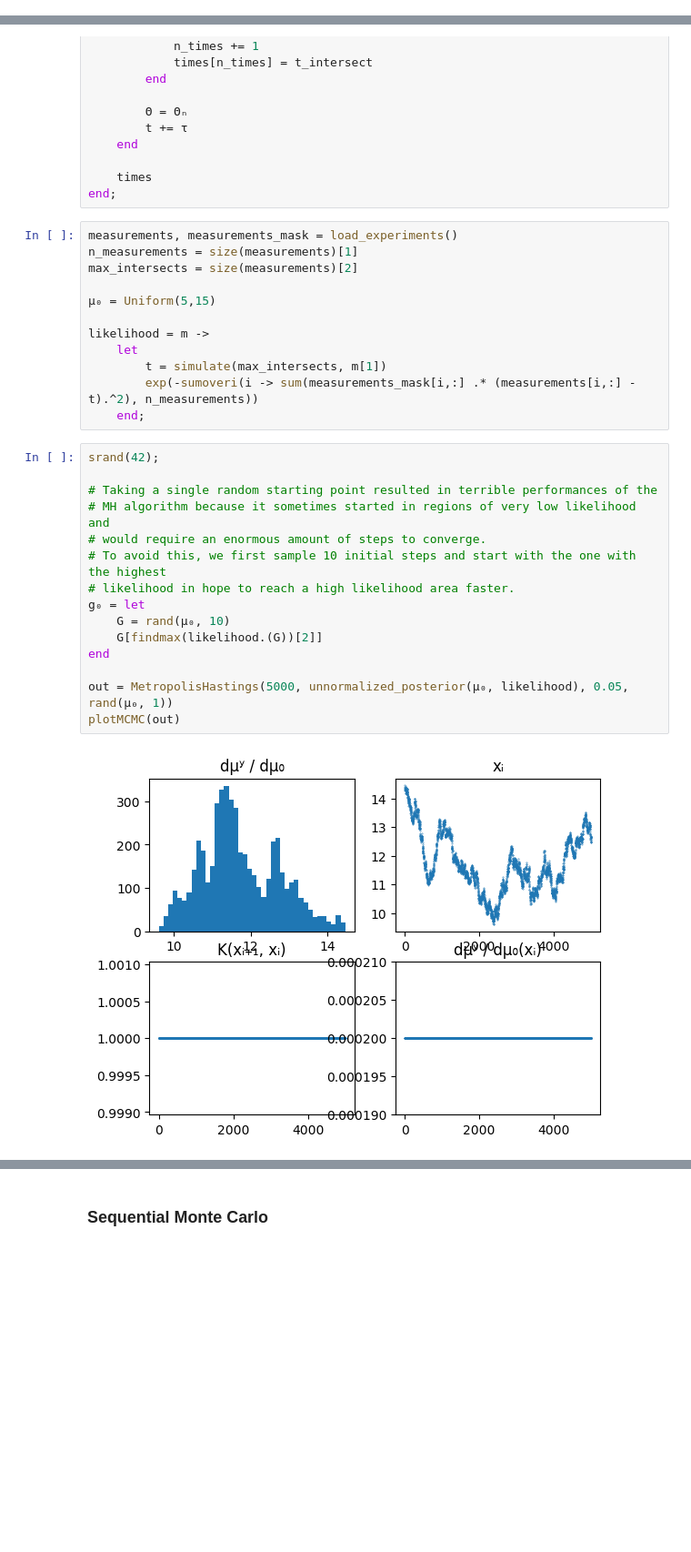
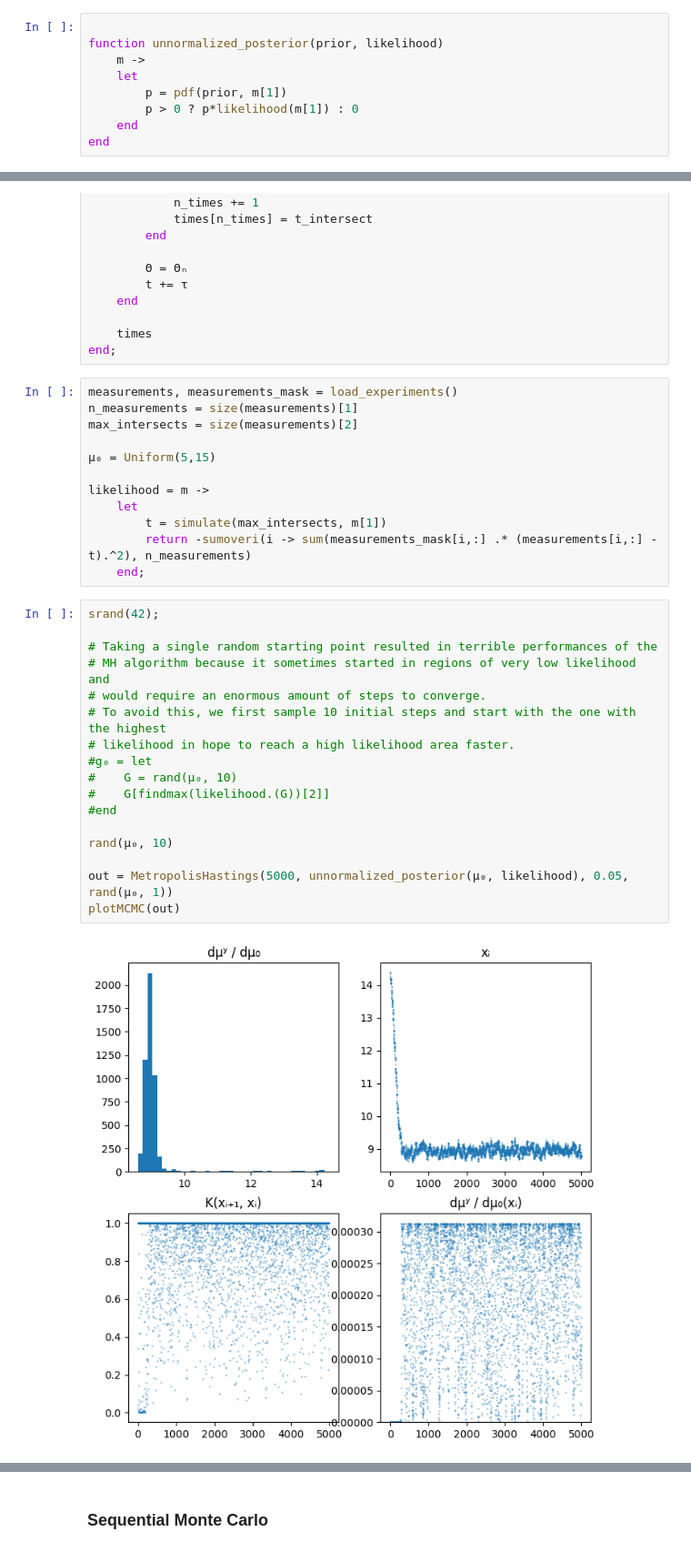
Before and after one commit to matthieubulte/smc, a Jupyter notebook: code/proposal.ipynb, the cells around one changed output, grey strips where cells are left out. Shown at 91% size. Cells and saved outputs as stored; diff of their text form; blank space fills up the shorter version.

```diff
--- a/code/proposal.ipynb
+++ b/code/proposal.ipynb
@@ -128,0 +149,9 @@ The mean estimation is of 9.889995972666666
+# %%
+
+function unnormalized_posterior(prior, likelihood)
+    m ->
+    let
+        p = pdf(prior, m[1])
+        p > 0 ? p*likelihood(m[1]) : 0
+    end
+end
@@ -167,22 +198,24 @@ max_intersects = size(measurements)[2]
 likelihood = m ->
     let
         t = simulate(max_intersects, m[1])
-        exp(-sumoveri(i -> sum(measurements_mask[i,:] .* (measurements[i,:] - t).^2), n_measurements))
+        return -sumoveri(i -> sum(measurements_mask[i,:] .* (measurements[i,:] - t).^2), n_measurements)
     end;
 # %%
 srand(42);
 
 # Taking a single random starting point resulted in terrible performances of the
 # MH algorithm because it sometimes started in regions of very low likelihood and
 # would require an enormous amount of steps to converge.
 # To avoid this, we first sample 10 initial steps and start with the one with the highest
 # likelihood in hope to reach a high likelihood area faster.
-g₀ = let
-    G = rand(μ₀, 10)
-    G[findmax(likelihood.(G))[2]]
-end
+#g₀ = let
+#    G = rand(μ₀, 10)
+#    G[findmax(likelihood.(G))[2]]
+#end
+
+rand(μ₀, 10)
 
 out = MetropolisHastings(5000, unnormalized_posterior(μ₀, likelihood), 0.05, rand(μ₀, 1))
 plotMCMC(out)
 # %% [output]
-[figure, old version]
+[figure, new version]
```
Also changed, not shown: parts of 8 cells of this notebook, 8 other files.
